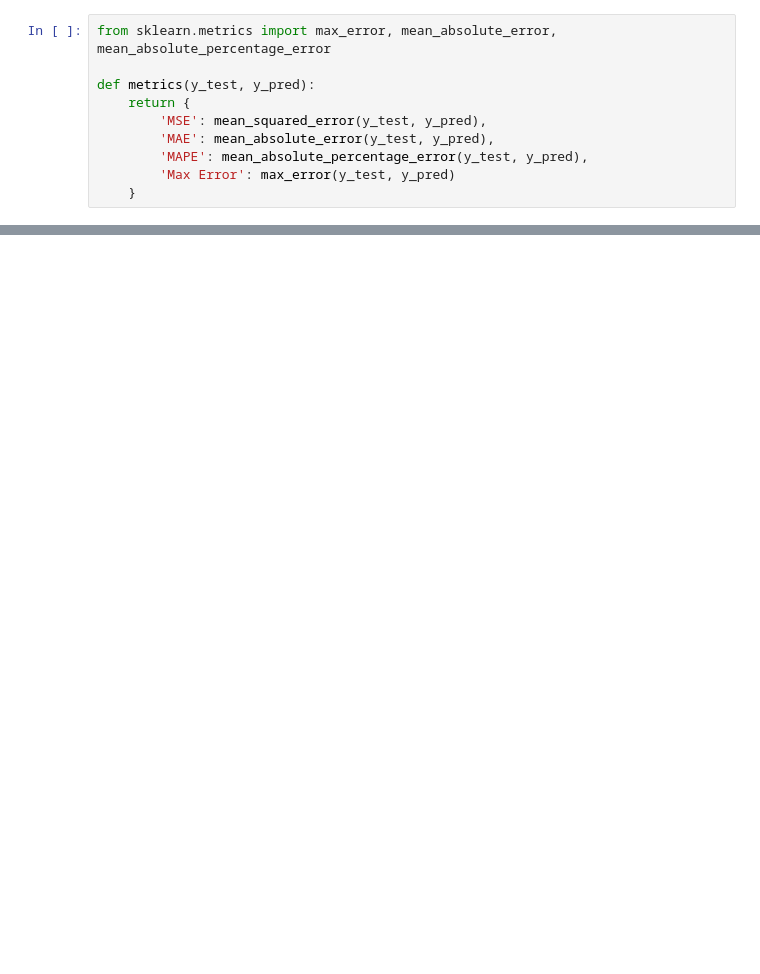
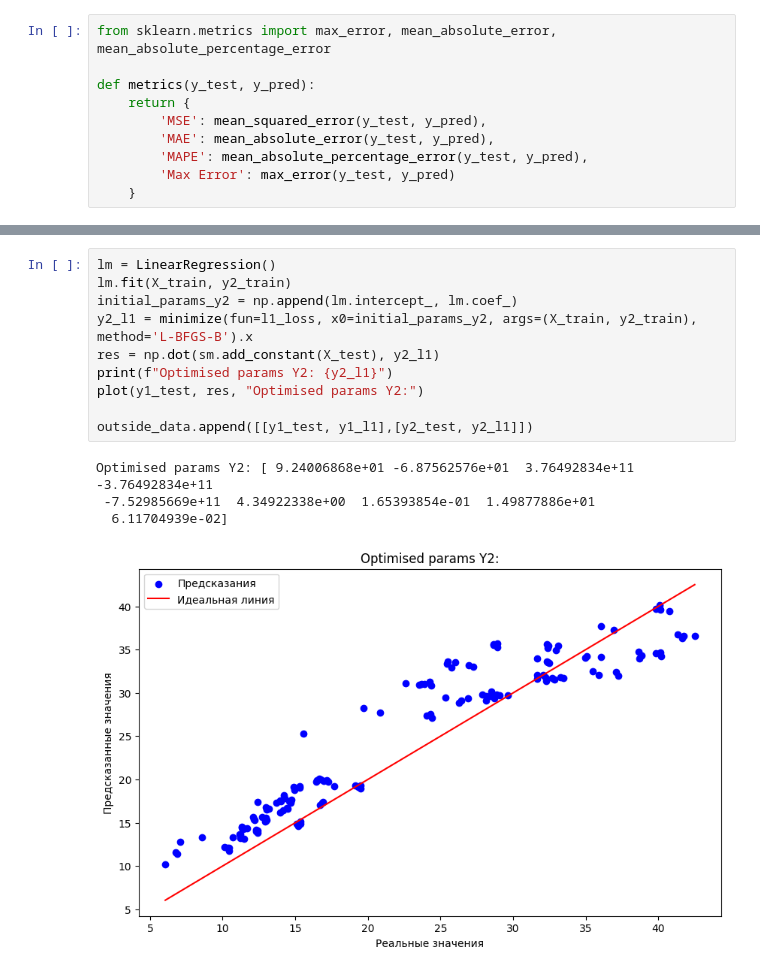
Before and after one commit to vladocrat/ML, a Jupyter notebook: lab4/main.ipynb, the cells around one changed output, grey strips where cells are left out. Saved outputs shown, nothing was run; the diff lists cells and outputs as text; blank space fills up the shorter version.

```diff
--- a/lab4/main.ipynb
+++ b/lab4/main.ipynb
@@ -189,0 +261,15 @@ Smallest MSE for Cooling Load: {'lm': np.float64(5.6770455595411216)}
+# %%
+lm = LinearRegression()
+lm.fit(X_train, y2_train)
+initial_params_y2 = np.append(lm.intercept_, lm.coef_)
+y2_l1 = minimize(fun=l1_loss, x0=initial_params_y2, args=(X_train, y2_train), method='L-BFGS-B').x
+res = np.dot(sm.add_constant(X_test), y2_l1)
+print(f"Optimised params Y2: {y2_l1}")
+plot(y1_test, res, "Optimised params Y2:")
+
+outside_data.append([[y1_test, y1_l1],[y2_test, y2_l1]])
+# %% [output]
+Optimised params Y2: [ 9.24006868e+01 -6.87562576e+01  3.76492834e+11 -3.76492834e+11
+ -7.52985669e+11  4.34922338e+00  1.65393854e-01  1.49877886e+01
+  6.11704939e-02]
+[figure, added]
```
Also changed, not shown: parts of 16 cells of this notebook.
